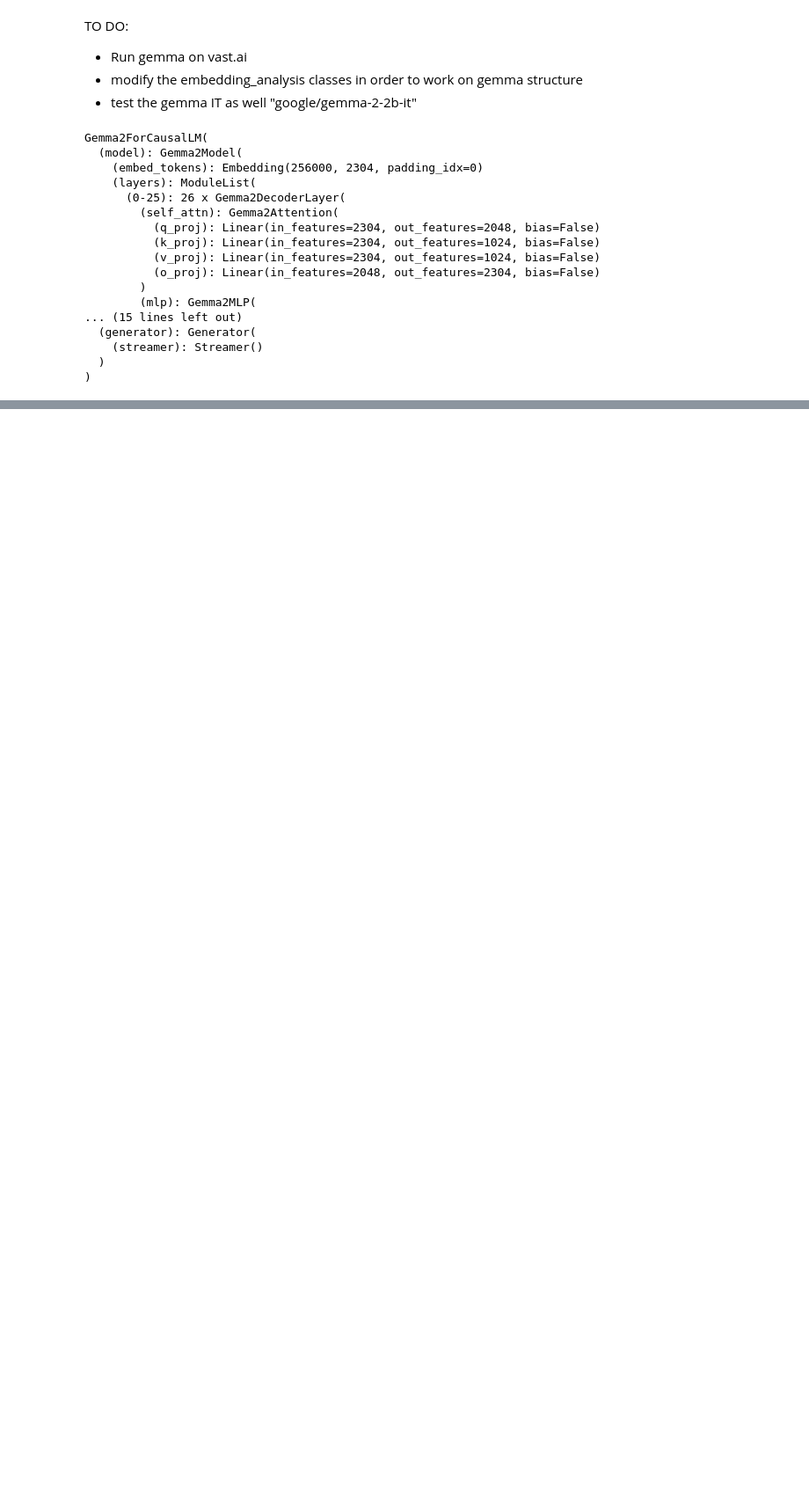
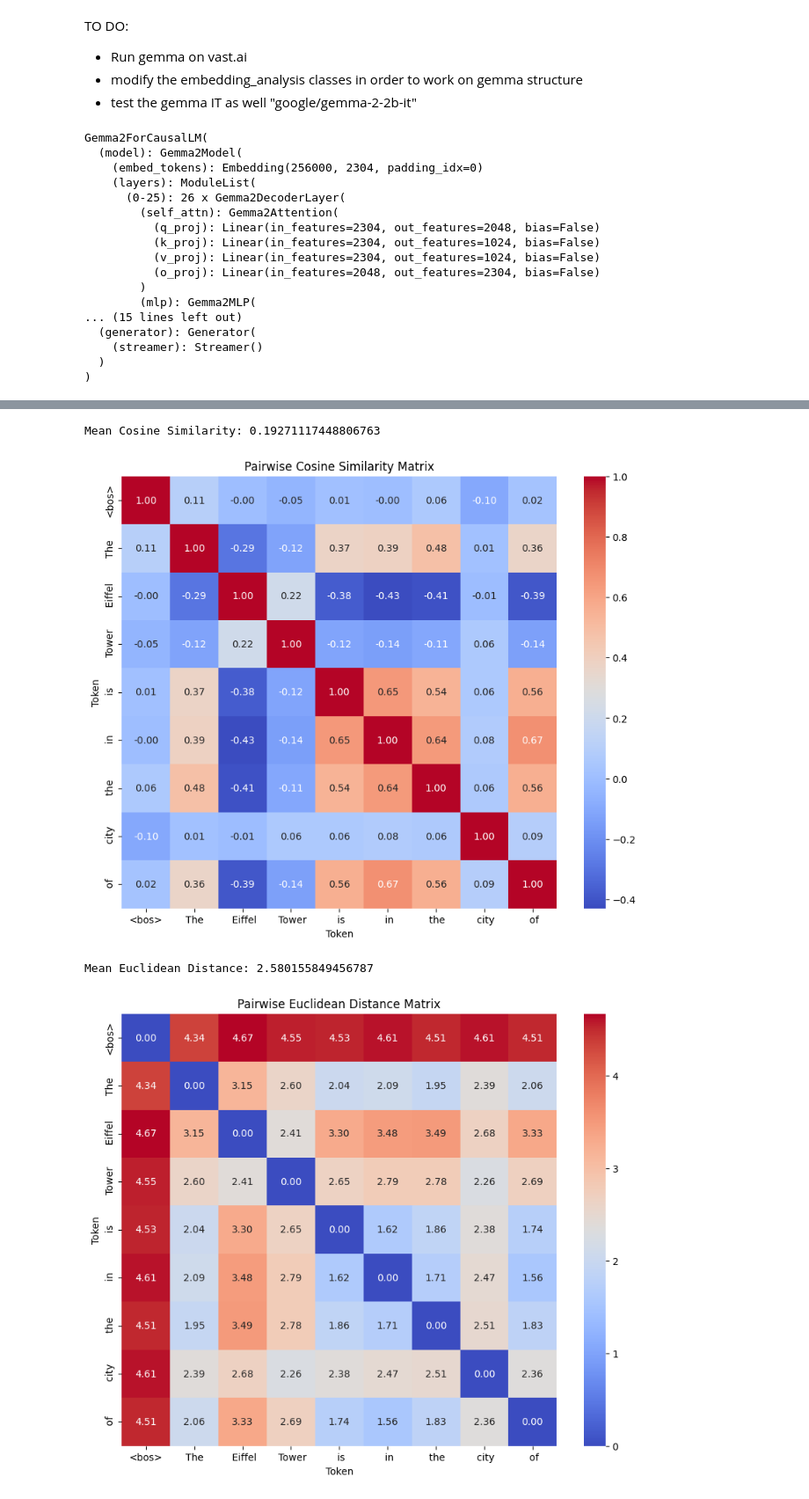
Before and after one commit to gitary/feature_circuit_ari, a Jupyter notebook: experiments/gemma_semantic_dispersion.ipynb, the cells around one changed output, grey strips where cells are left out. Shown at 88% size. Cells and saved outputs as stored; diff of their text form; code cells hidden in the pictures; blank space fills up the shorter version.

```diff
--- a/experiments/gemma_semantic_dispersion.ipynb
+++ b/experiments/gemma_semantic_dispersion.ipynb
@@ -93,0 +116,7 @@ NNsightError: CUDA out of memory. Tried to allocate 82.00 MiB. GPU 0 has a total
+# %%
+analysis.analyze()
+# %% [output]
+Mean Cosine Similarity: 0.19271117448806763
+[figure, added]
+Mean Euclidean Distance: 2.580155849456787
+[figure, added]
```
Also changed, not shown: parts of 9 cells of this notebook, 3 other files.
